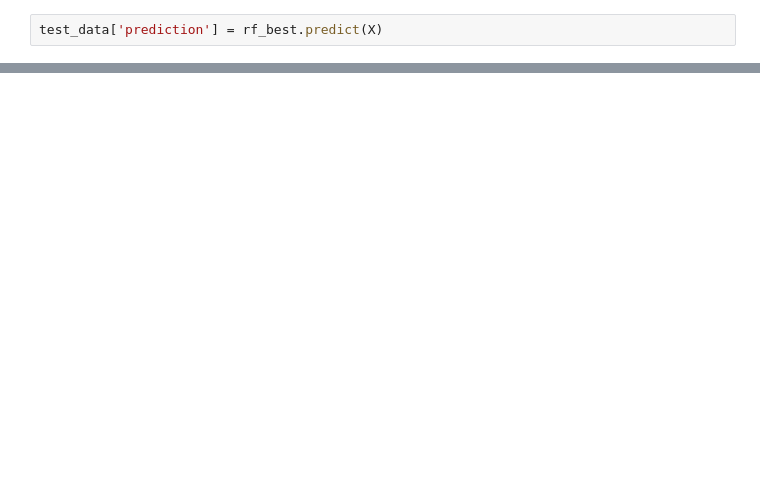
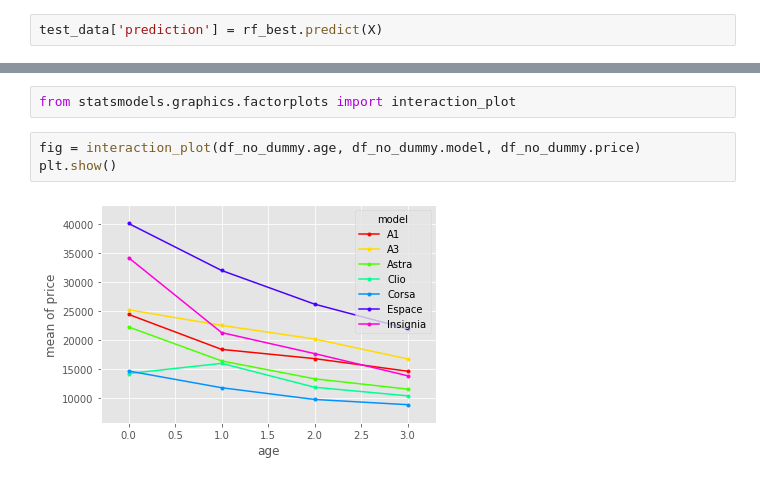
Before and after one commit to kaymal/price-prediction, a Jupyter notebook: trgt/model-final.ipynb, the cells around one changed output, grey strips where cells are left out. Cells and saved outputs as stored; diff of their text form; blank space fills up the shorter version.

```diff
--- a/trgt/model-final.ipynb
+++ b/trgt/model-final.ipynb
@@ -567,0 +658,7 @@ test_data.sample(5)
+# %%
+from statsmodels.graphics.factorplots import interaction_plot
+# %%
+fig = interaction_plot(df_no_dummy.age, df_no_dummy.model, df_no_dummy.price)
+plt.show()
+# %% [output]
+[figure, added]
```
Also changed, not shown: parts of 16 cells of this notebook.
